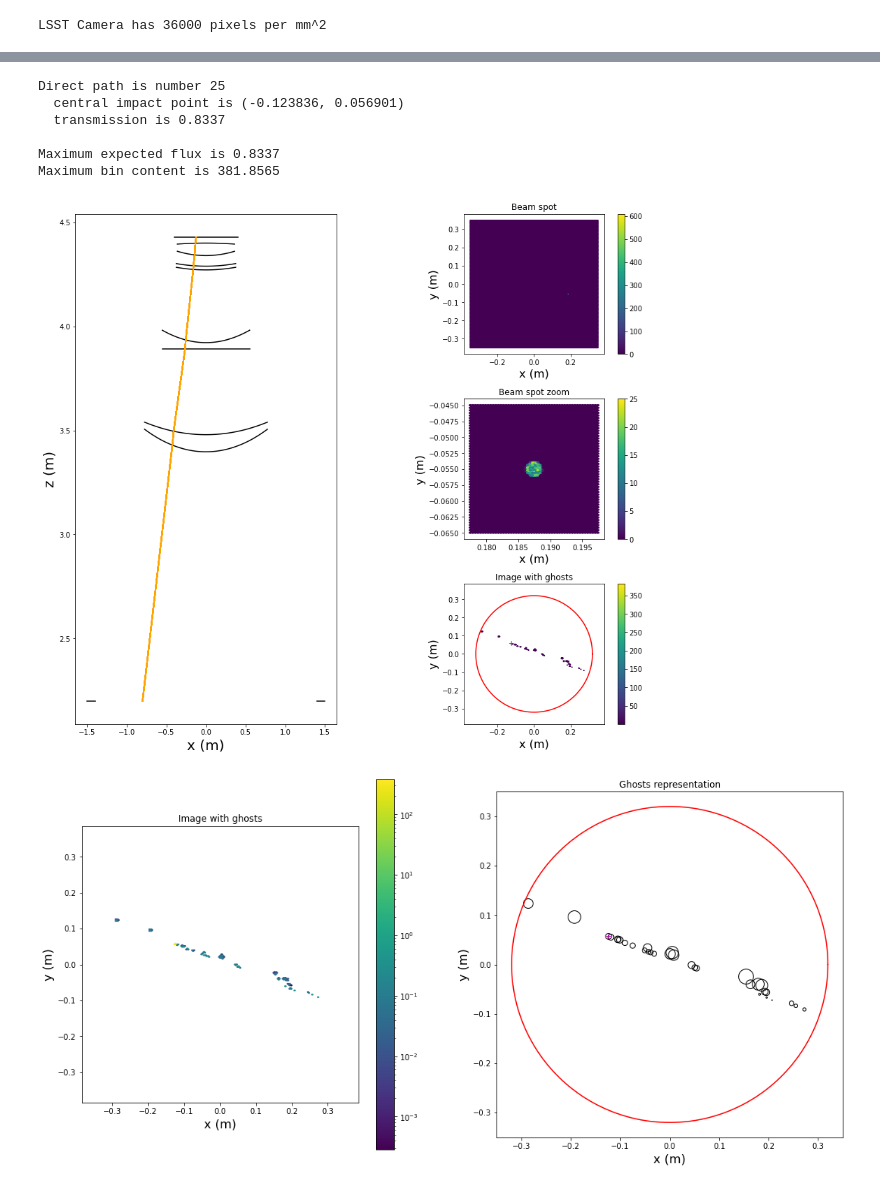
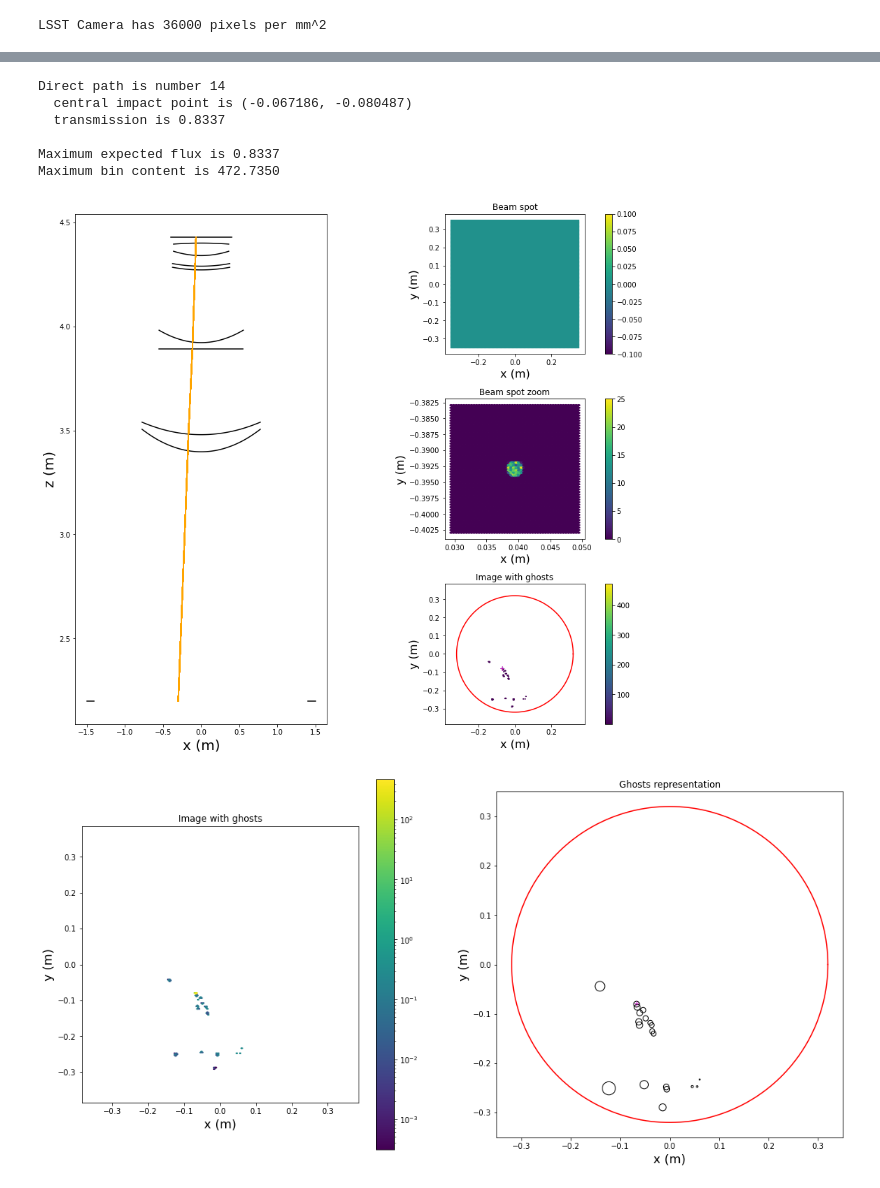
Before and after one commit to lsst-camera-dh/ghosts, a Jupyter notebook: notebooks/LSST_CCOB_ghosts_beam_test.ipynb, the cells around one changed output, grey strips where cells are left out. Drawn from its saved outputs; the diff is of its cells as text; code cells hidden in the pictures.

```diff
--- a/notebooks/LSST_CCOB_ghosts_beam_test.ipynb
+++ b/notebooks/LSST_CCOB_ghosts_beam_test.ipynb
@@ -96,22 +96,22 @@ Maximum bin content is 694.5562
 # %%
 # Test beam - asymmetric, high angles, all ghosts inside
 new_beam = copy.deepcopy(BEAM_CONFIG_0)
-new_beam['x_offset'] = -0.8
-new_beam['y_offset'] = 0.3
+new_beam['x_offset'] = -0.3
+new_beam['y_offset'] = 0.6
 
 new_beam['x_euler'] = 17
 new_beam['y_euler'] = 6
 
 beam_test(telescope, new_beam)
 # %% [output]
-Direct path is number 25
-  central impact point is (-0.123836, 0.056901)
+Direct path is number 14
+  central impact point is (-0.067186, -0.080487)
   transmission is 0.8337
 
 Maximum expected flux is 0.8337
-Maximum bin content is 381.8565
+Maximum bin content is 472.7350
-[figure, old version]
+[figure, new version]
-[figure, old version]
+[figure, new version]
 # %%
 # Test beam - symmetric, high angles but all ghosts inside
 new_beam = copy.deepcopy(BEAM_CONFIG_0)
```
Also changed, not shown: parts of 9 cells of this notebook, 15 other files.
